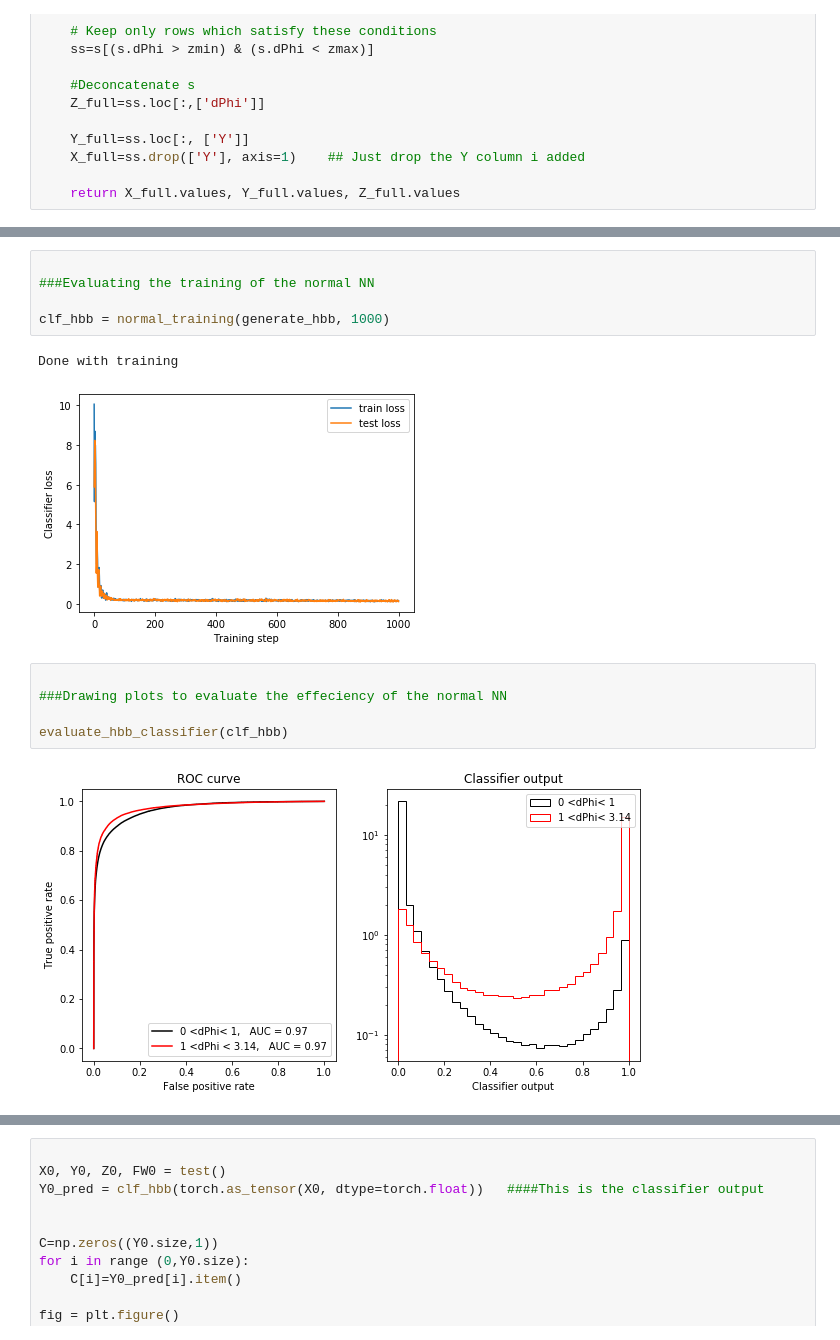
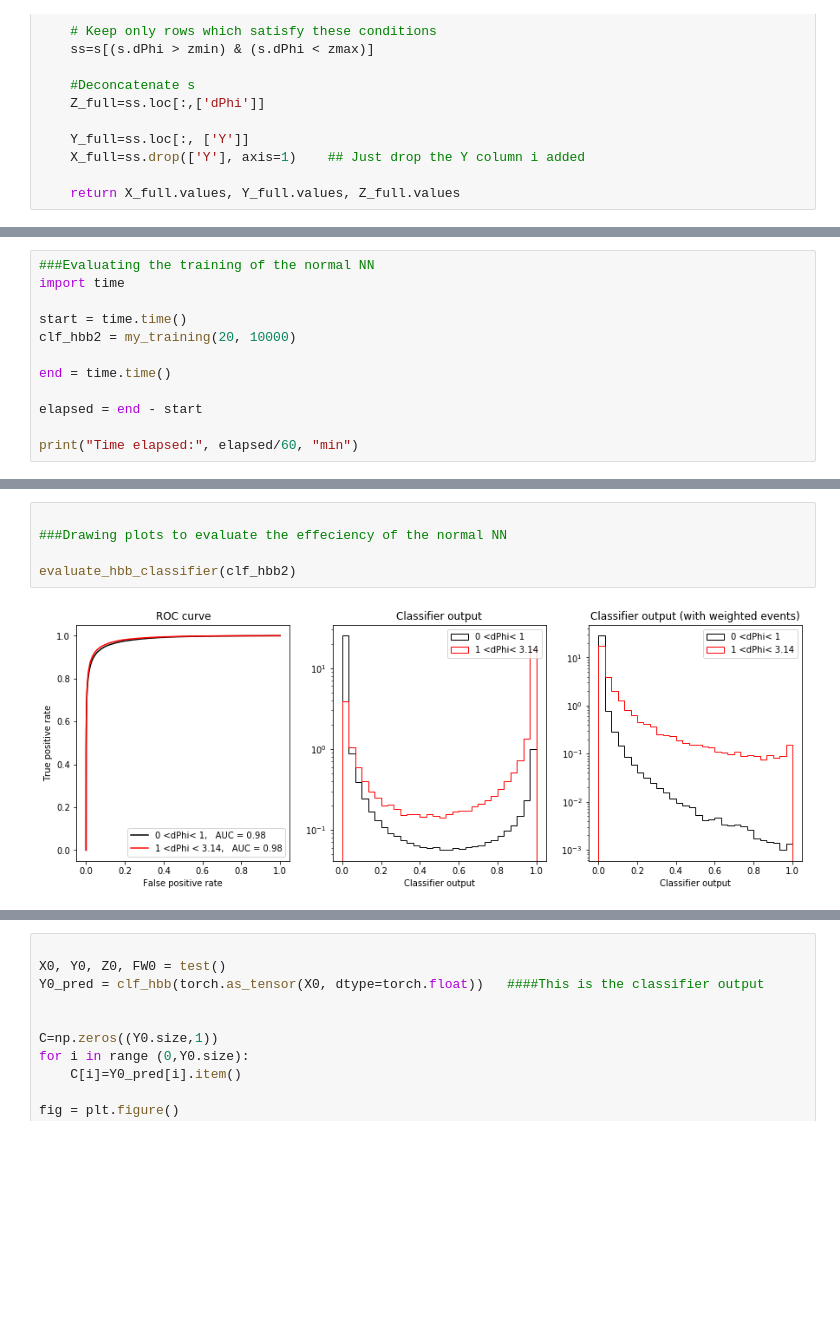
Before and after one commit to faroukmokhtar/hepML1Lep, a Jupyter notebook: notebooks/Project.ipynb, the cells around one changed output, grey strips where cells are left out. Drawn from its saved outputs; the diff is of its cells as text; blank space fills up the shorter version.

```diff
--- a/notebooks/Project.ipynb
+++ b/notebooks/Project.ipynb
@@ -458,0 +648,12 @@ def test():
+# %%
+###Evaluating the training of the normal NN
+import time
+
+start = time.time()
+clf_hbb2 = my_training(20, 10000)
+
+end = time.time()
+
+elapsed = end - start
+
+print("Time elapsed:", elapsed/60, "min")
@@ -459,15 +680,7 @@ def test():
 # %%
 
-###Evaluating the training of the normal NN
+###Drawing plots to evaluate the effeciency of the normal NN
 
-clf_hbb = normal_training(generate_hbb, 1000)
+evaluate_hbb_classifier(clf_hbb2)
 # %% [output]
-Done with training
-[figure, old version]
+[figure, new version]
-# %%
-
-###Drawing plots to evaluate the effeciency of the normal NN
-
-evaluate_hbb_classifier(clf_hbb)
-# %% [output]
-[figure, removed]
```
Also changed, not shown: parts of 17 cells of this notebook.
